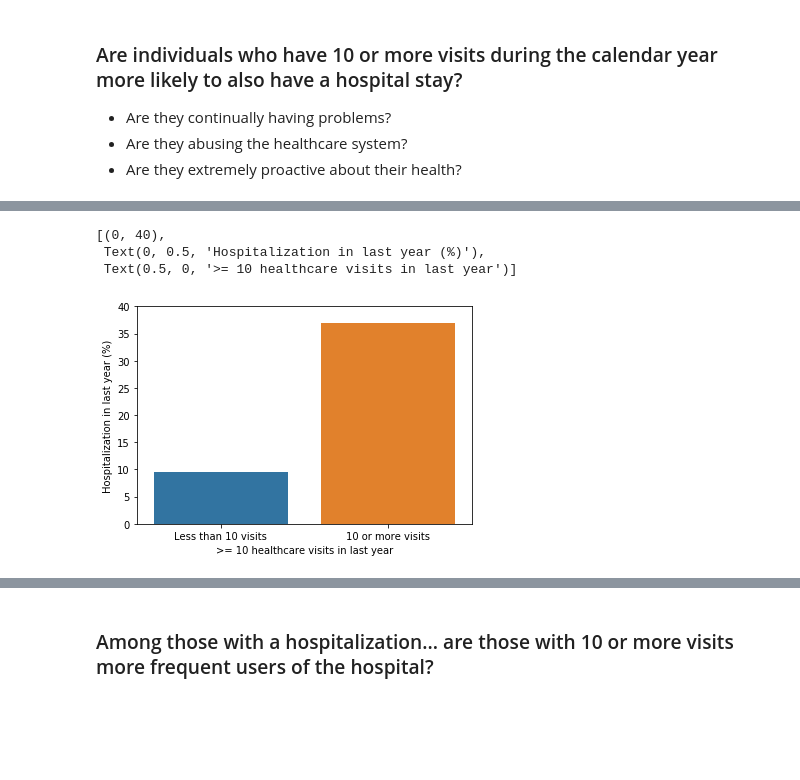
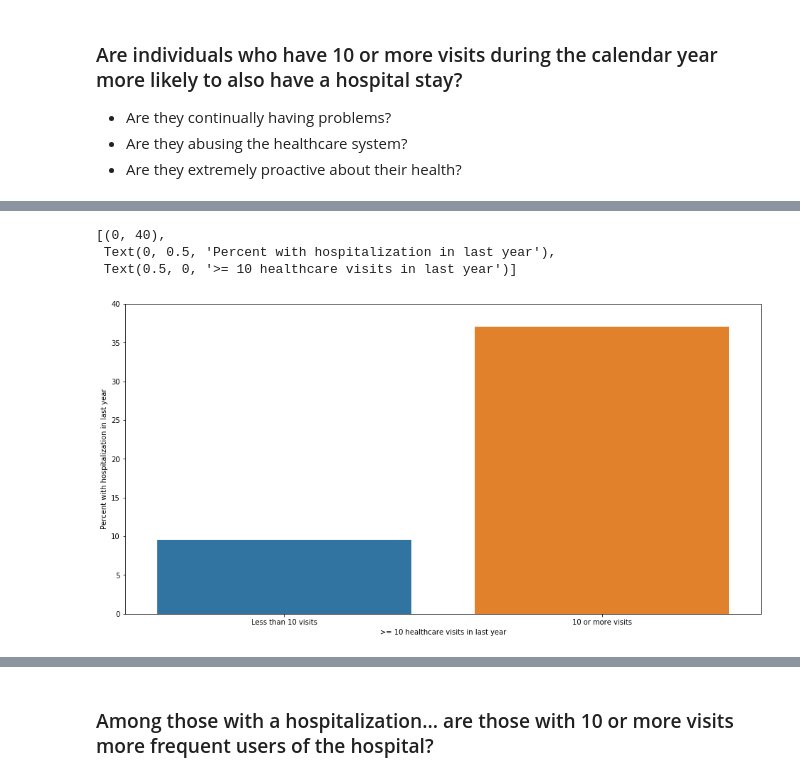
Before and after one commit to allej8/nhis, a Jupyter notebook: nhis-case-study.ipynb, the cells around one changed output, grey strips where cells are left out. Saved outputs shown, nothing was run; the diff lists cells and outputs as text; code cells hidden in the pictures; blank space fills up the shorter version.

```diff
--- a/nhis-case-study.ipynb
+++ b/nhis-case-study.ipynb
@@ -81,20 +83,3 @@ peeps65['HOSPNO'].value_counts()
 12.0       1
 8.0        1
 Name: HOSPNO, dtype: int64
-# %%
-# 10 primary care visits in the last year.... this seems like a lot
-peeps65['VISITS_10'] = np.nan
-peeps65['VISITS_10'] = np.where(peeps65['P10DVYR'] == 1, 1, peeps65['VISITS_10'])
-peeps65['VISITS_10'] = np.where(peeps65['P10DVYR'] == 2, 0, peeps65['VISITS_10'])
-
-# Assuming an overnight hospital stay is an admission
-peeps65['HOSPITAL_STAY'] = np.nan
-peeps65['HOSPITAL_STAY'] = np.where(peeps65['PHOSPYR2'] == 1, 1, peeps65['HOSPITAL_STAY'])
-peeps65['HOSPITAL_STAY'] = np.where(peeps65['PHOSPYR2'] == 2, 0, peeps65['HOSPITAL_STAY'])
-
-peeps65['HOSPNO_CAT'] = np.nan
-peeps65['HOSPNO_CAT'] = np.where(peeps65['HOSPNO'] == 1, '1', peeps65['HOSPNO_CAT'])
-peeps65['HOSPNO_CAT'] = np.where(peeps65['HOSPNO'] == 2, '2', peeps65['HOSPNO_CAT'])
-peeps65['HOSPNO_CAT'] = np.where(peeps65['HOSPNO'] == 3, '3', peeps65['HOSPNO_CAT'])
-peeps65['HOSPNO_CAT'] = np.where(peeps65['HOSPNO'] > 3, '4 or more', peeps65['HOSPNO_CAT'])
-peeps65['HOSPNO_CAT'].value_counts()
@@ -111,5 +148,6 @@ Name: HOSPNO_CAT, dtype: int64
 - Are they abusing the healthcare system?
 - Are they extremely proactive about their health?
 # %%
-cols_to_keep = ['_id','HOSPITAL_STAY','VISITS_10', 'AGE_P']
+cols_to_keep = ['_id','HOSPITAL_STAY', 'HOSPNO_CAT', 'VISITS_10', 'AGE_P', 'LIMITED', 'INSURANCE', 'WRK_LST_YR']
 dat = peeps65[cols_to_keep].copy().dropna()
+dat.shape
@@ -125,18 +195,19 @@ tab
 # %%
 # Further analysis of this question regarding 10 visits and likelihood of hospital stay
+plt.figure(figsize=(16, 8))
 pctdf = (dat >>
          mutate(COUNT = 1) >>
          group_by(X.VISITS_10, X.HOSPITAL_STAY) >>
          summarize(N = n(X.COUNT)) >>
          spread(X.HOSPITAL_STAY, X.N)
          )
 pctdf.columns = ['VISITS_10', 'NO_HOSP', 'HOSP']
 pctdf['PERCENT'] = round((pctdf['HOSP'] / (pctdf['NO_HOSP'] + pctdf['HOSP']))*100,2)
-pctdf['VISITS_10_LAB'] = np.where(pctdf['VISITS_10'] == 1, '10 or more visits', 'Less than 10 visits')
+pctdf['VISITS_10_LAB'] = np.where(pctdf['VISITS_10'] == 'Yes', '10 or more visits', 'Less than 10 visits')
 bp = sns.barplot(x = 'VISITS_10_LAB', y = 'PERCENT', data = pctdf)
-bp.set(xlabel='>= 10 healthcare visits in last year', ylabel='Hospitalization in last year (%)', ylim=(0, 40))
+bp.set(xlabel='>= 10 healthcare visits in last year', ylabel='Percent with hospitalization in last year', ylim=(0, 40))
 # %% [output]
 [(0, 40),
- Text(0, 0.5, 'Hospitalization in last year (%)'),
+ Text(0, 0.5, 'Percent with hospitalization in last year'),
  Text(0.5, 0, '>= 10 healthcare visits in last year')]
-[figure, old version]
+[figure, new version]
```
Also changed, not shown: parts of 13 cells of this notebook, 1 other file.
